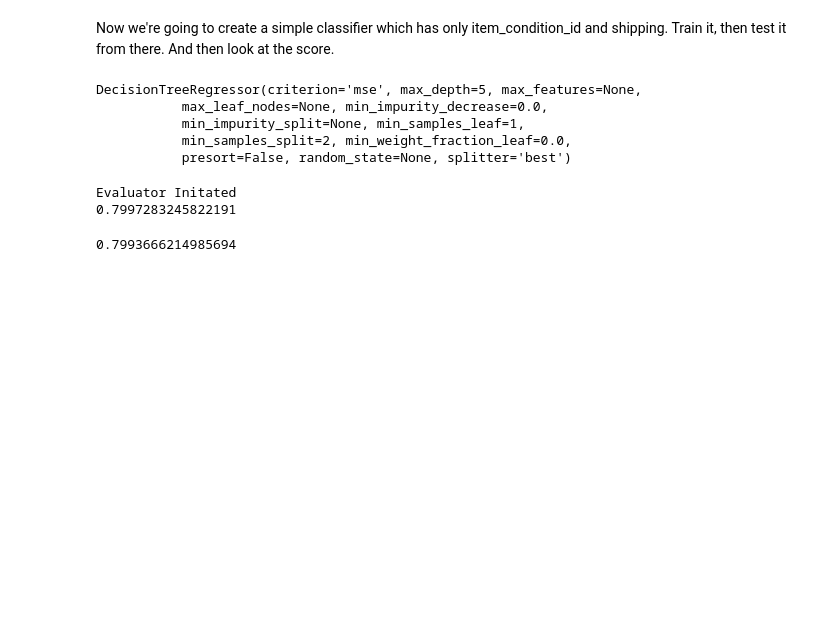
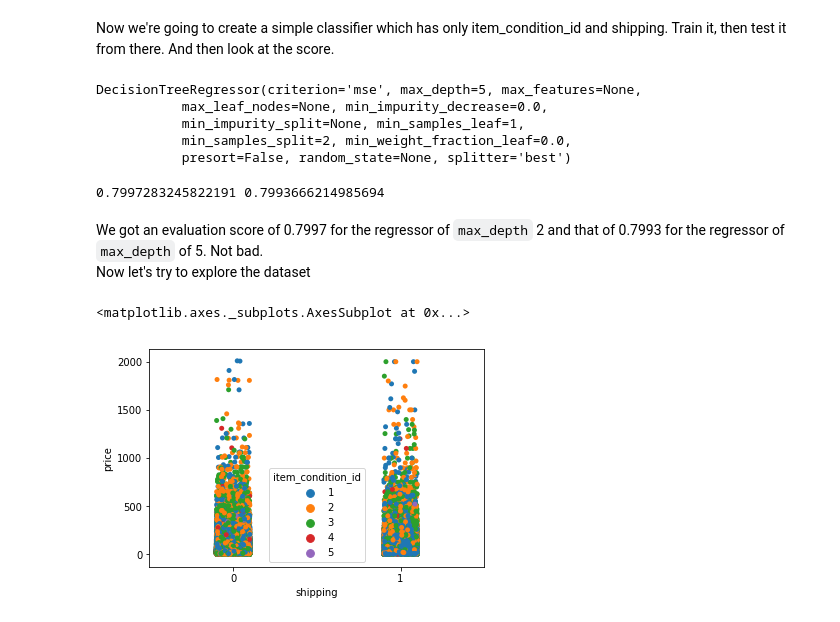
Before and after one commit to tralpha/mercari, a Jupyter notebook: kernel.ipynb, the cells around one changed output. Saved outputs shown, nothing was run; the diff lists cells and outputs as text; code cells hidden in the pictures; blank space fills up the shorter version.

Commit message:
Draw Scatter Plots of item condition and shipping against price

```diff
--- a/kernel.ipynb
+++ b/kernel.ipynb
@@ -59,14 +41,23 @@ DecisionTreeRegressor(criterion='mse', max_depth=5, max_features=None,
 y_1 = regr_1.predict(S_test)
 y_2 = regr_2.predict(S_test)
 # %%
-ev = Evaluator()
-score = ev.rmsle_loop(y_1, y_test.values)
-print(score)
+ev = Evaluator(y_test.values)
+# print(dir(ev))
+score = ev.rmsle_loop(y_1)
+score_2 = ev.rmsle_loop(y_2)
+print(score, score_2)
 # %% [output]
-Evaluator Initated
-0.7997283245822191
+0.7997283245822191 0.7993666214985694
-# %%
-score_2 = ev.rmsle_loop(y_2, y_test.values)
-print(score_2)
-# %% [output]
-0.7993666214985694
+# %% [markdown]
+We got an evaluation score of 0.7997 for the regressor of `max_depth` 2 and that of 0.7993 for the regressor of `max_depth` of 5. Not bad. <br>Now let's try to explore the dataset
+# %%
+import seaborn as sns
+import matplotlib.pyplot as plt
+%matplotlib inline
+
+iris = sns.load_dataset('iris')
+# Plot relationship between Shipping and Price, and Jitter it.
+sns.stripplot(x=S_train['shipping'], y=y_train['price'], hue=S_train['item_condition_id'], jitter=True)
+# %% [output]
+<matplotlib.axes._subplots.AxesSubplot at 0x...>
+[figure, added]
```
Also changed, not shown: parts of 3 cells of this notebook.
